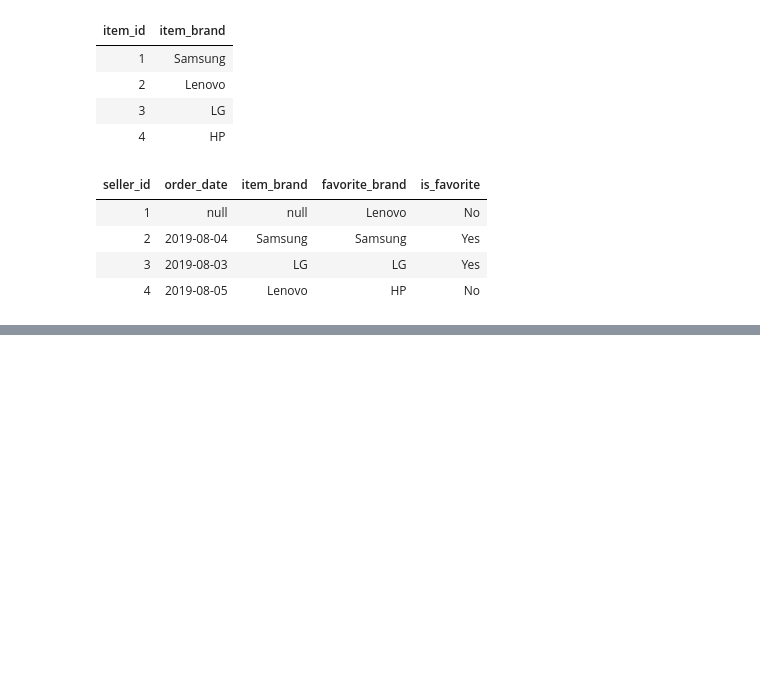
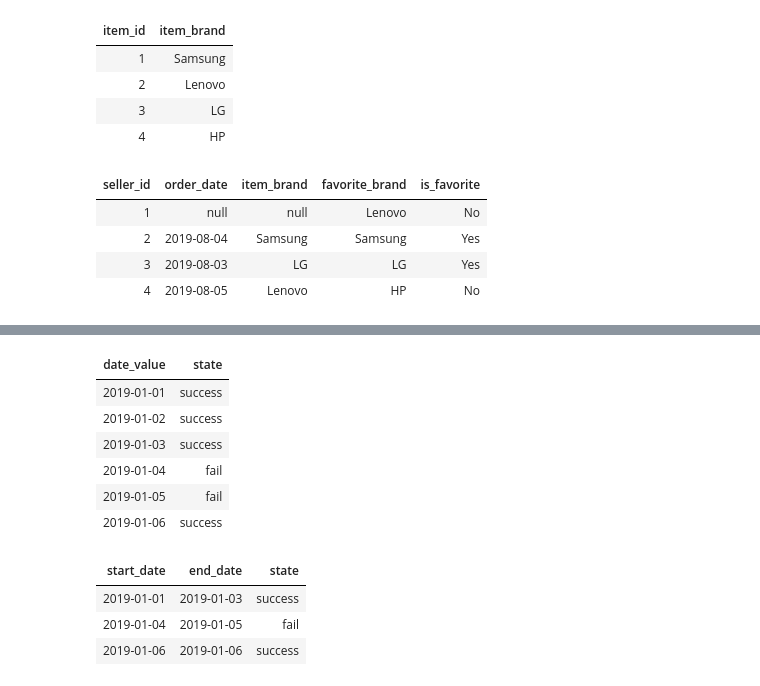
Before and after one commit to Rupam-1/SQL-Pyspark-practise_youtube, a Jupyter notebook: 01. SQL - Part1.ipynb, the cells around one changed output, grey strips where cells are left out. Cells and saved outputs as stored; diff of their text form; code cells hidden in the pictures; blank space fills up the shorter version.

```diff
--- a/01. SQL - Part1.ipynb
+++ b/01. SQL - Part1.ipynb
@@ -638,0 +643,48 @@ LEFT JOIN cte
+# %%
+%sql
+DROP TABLE IF EXISTS tasks;
+CREATE TABLE tasks (
+    date_value DATE,
+    state STRING
+);
+INSERT INTO tasks VALUES
+('2019-01-01','success'),
+('2019-01-02','success'),
+('2019-01-03','success'),
+('2019-01-04','fail'),
+('2019-01-05','fail'),
+('2019-01-06','success');
+SELECT * FROM tasks;
+# %% [output]
+| date_value | state |
+| 2019-01-01 | success |
+| 2019-01-02 | success |
+| 2019-01-03 | success |
+| 2019-01-04 | fail |
+| 2019-01-05 | fail |
+| 2019-01-06 | success |
+# %%
+%sql
+with cte as (
+    select
+        *,
+        row_number() over (partition by state order by date_value) as rank,
+        date_sub(
+            date_value,
+            row_number() over (partition by state order by date_value)
+        ) as sub
+    from tasks
+    order by date_value
+)
+select
+    min(date_value) as start_date,
+    max(date_value) as end_date,
+    state
+from cte
+group by sub, state
+order by start_date;
+# %% [output]
+| start_date | end_date | state |
+| 2019-01-01 | 2019-01-03 | success |
+| 2019-01-04 | 2019-01-05 | fail |
+| 2019-01-06 | 2019-01-06 | success |
```
Also changed, not shown: parts of 1 cell of this notebook, 1 other file.
